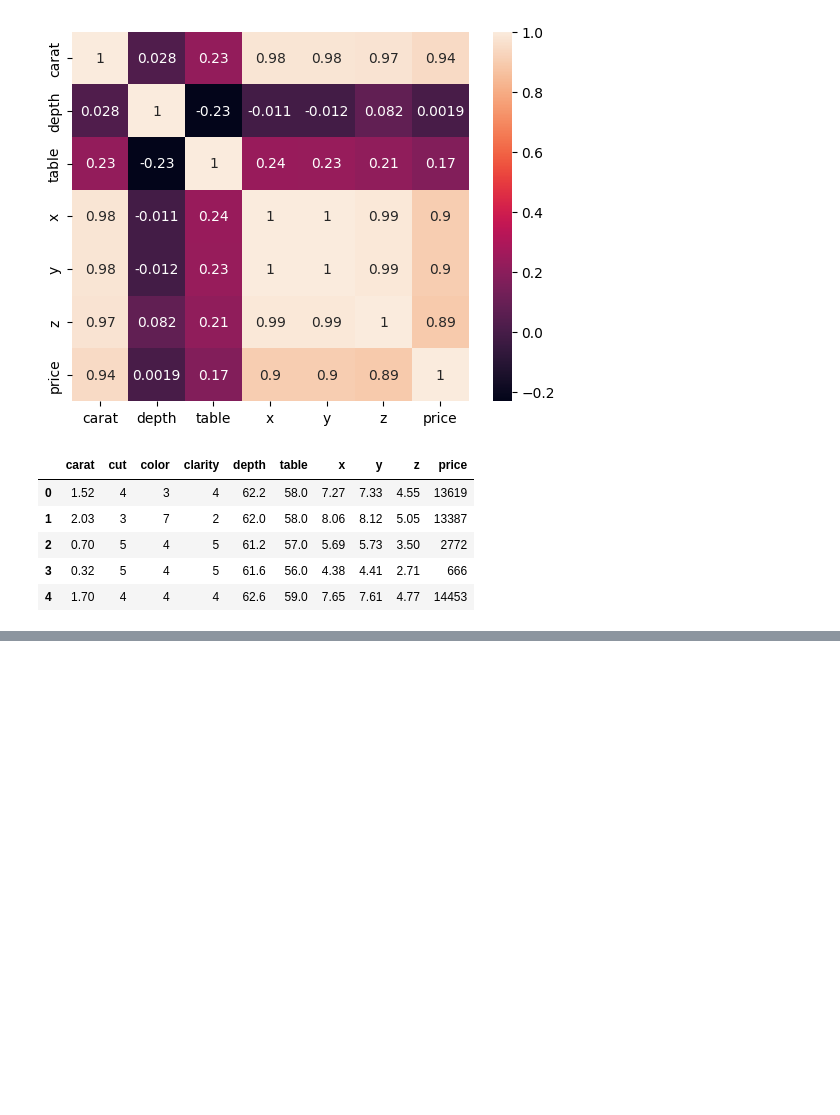
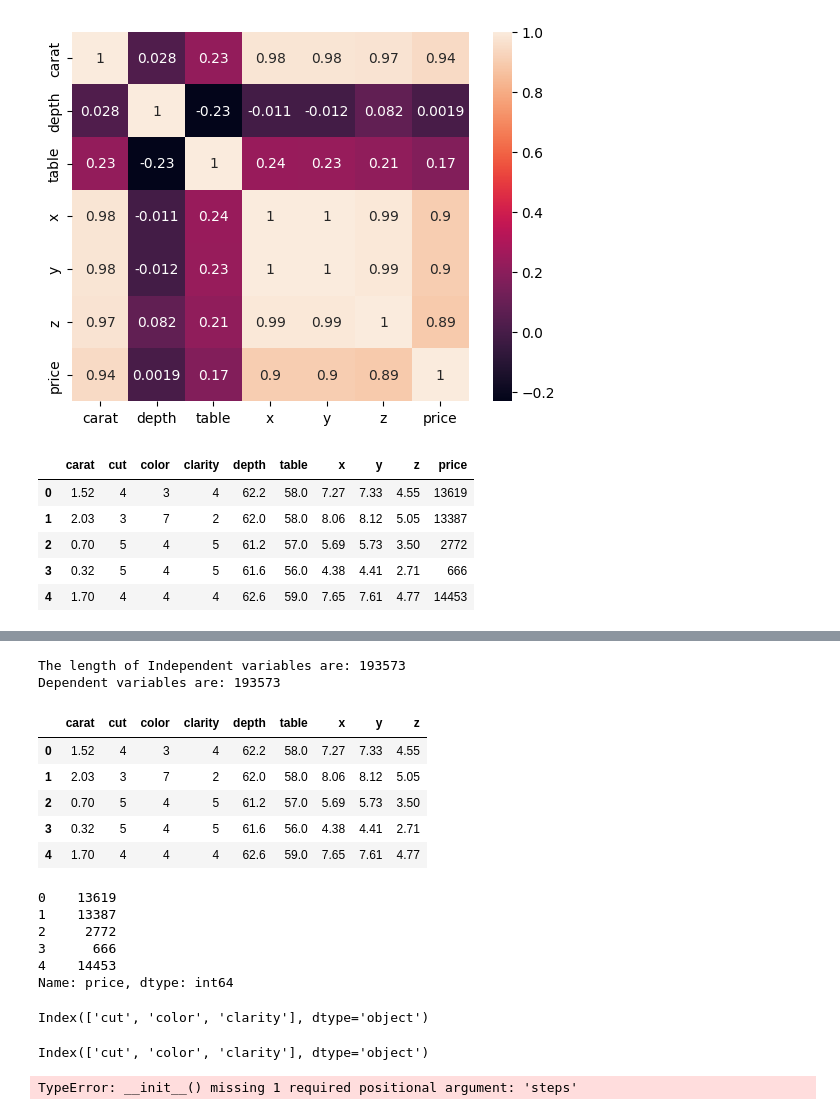
Before and after one commit to yitayew123/MLOPS, a Jupyter notebook: experiment/experiments.ipynb, the cells around one changed output, grey strips where cells are left out. Drawn from its saved outputs; the diff is of its cells as text; code cells hidden in the pictures; blank space fills up the shorter version.

```diff
--- a/experiment/experiments.ipynb
+++ b/experiment/experiments.ipynb
@@ -248,0 +267,40 @@ data.head()
+# %%
+### Separeting Dependent and independent variable
+x = data.drop(labels=['price'], axis=1)
+# %%
+y = data['price']
+print("The length of Independent variables are:",len(x))
+print("Dependent variables are:",len(y))
+# %% [output]
+The length of Independent variables are: 193573
+Dependent variables are: 193573
+# %%
+x.head()
+# %% [output]
+|  | carat | cut | color | clarity | depth | table | x | y | z |
+| 0 | 1.52 | 4 | 3 | 4 | 62.2 | 58.0 | 7.27 | 7.33 | 4.55 |
+| 1 | 2.03 | 3 | 7 | 2 | 62.0 | 58.0 | 8.06 | 8.12 | 5.05 |
+| 2 | 0.70 | 5 | 4 | 5 | 61.2 | 57.0 | 5.69 | 5.73 | 3.50 |
+| 3 | 0.32 | 5 | 4 | 5 | 61.6 | 56.0 | 4.38 | 4.41 | 2.71 |
+| 4 | 1.70 | 4 | 4 | 4 | 62.6 | 59.0 | 7.65 | 7.61 | 4.77 |
+# %%
+y.head()
+# %% [output]
+0    13619
+1    13387
+2     2772
+3      666
+4    14453
+Name: price, dtype: int64
+# %%
+cat_columns
+# %% [output]
+Index(['cut', 'color', 'clarity'], dtype='object')
+# %%
+cat_columns
+# %% [output]
+Index(['cut', 'color', 'clarity'], dtype='object')
+# %%
+num_pipeline = Pipeline()
+# %% [output]
+TypeError: __init__() missing 1 required positional argument: 'steps'
```
Also changed, not shown: parts of 4 cells of this notebook.
